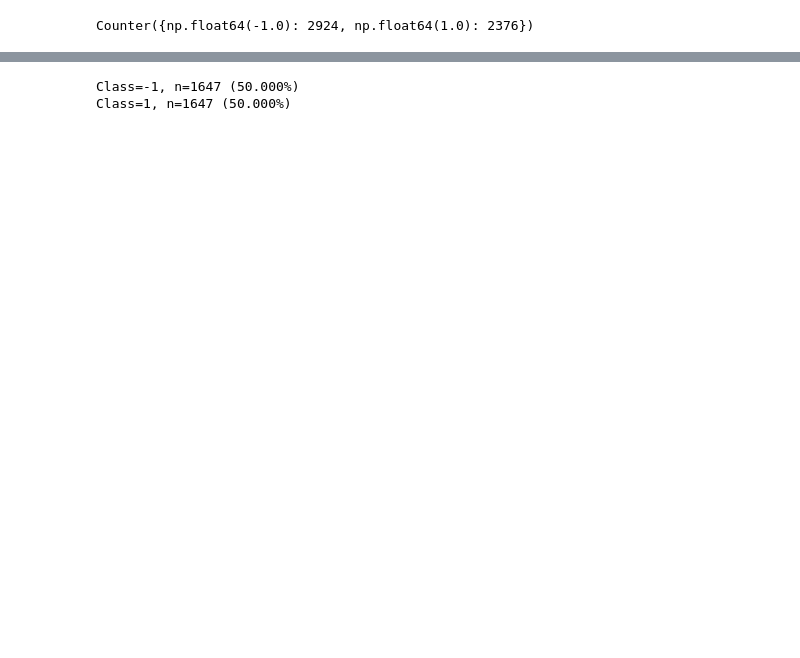
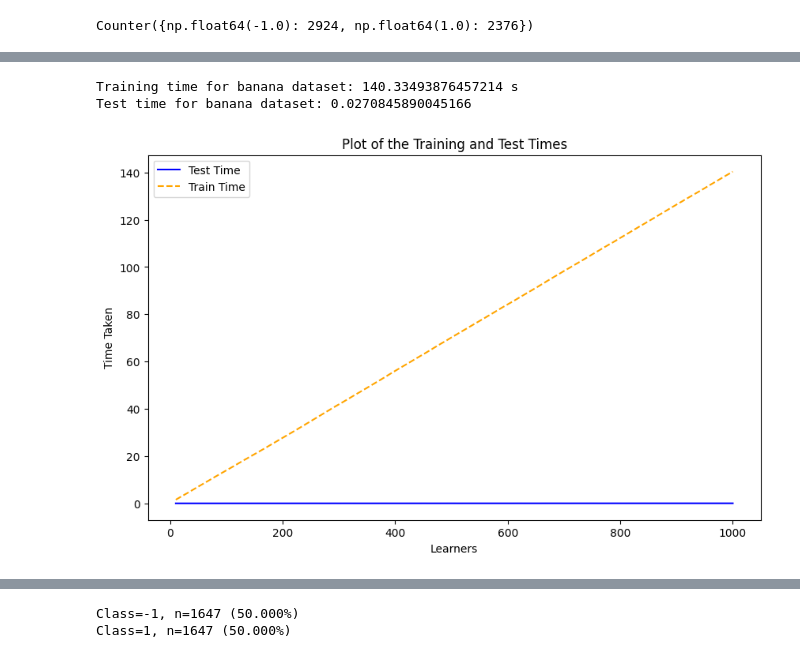
Before and after one commit to aleisley/ai201-pa4, a Jupyter notebook: [AI201: PA4 (Adaboost and SVM)] Asares, Anthon Van.ipynb, the cells around one changed output, grey strips where cells are left out. Cells and saved outputs as stored; diff of their text form; code cells hidden in the pictures; blank space fills up the shorter version.

```diff
--- a/[AI201: PA4 (Adaboost and SVM)] Asares, Anthon Van.ipynb
+++ b/[AI201: PA4 (Adaboost and SVM)] Asares, Anthon Van.ipynb
@@ -479,0 +486,16 @@ plot_graphs(
+# %%
+
+banana_cum_sum = np.cumsum(banana_train_speeds)
+print(f'Training time for banana dataset: {banana_cum_sum[-1]} s')
+print(f'Test time for banana dataset: {banana_test_speeds[-1]}')
+
+plot_graphs(
+    'Plot of the Training and Test Times',
+    ylabel='Time Taken',
+    testacc={ 'data': banana_test_speeds, 'label': 'Test Time', 'color': 'blue', 'linestyle': '-' },
+    trainacc={ 'data': banana_cum_sum, 'label': 'Train Time', 'color': 'orange', 'linestyle': '--' }
+)
+# %% [output]
+Training time for banana dataset: 140.33493876457214 s
+Test time for banana dataset: 0.0270845890045166
+[figure, added]
```
Also changed, not shown: parts of 28 cells of this notebook, 3 other files.
